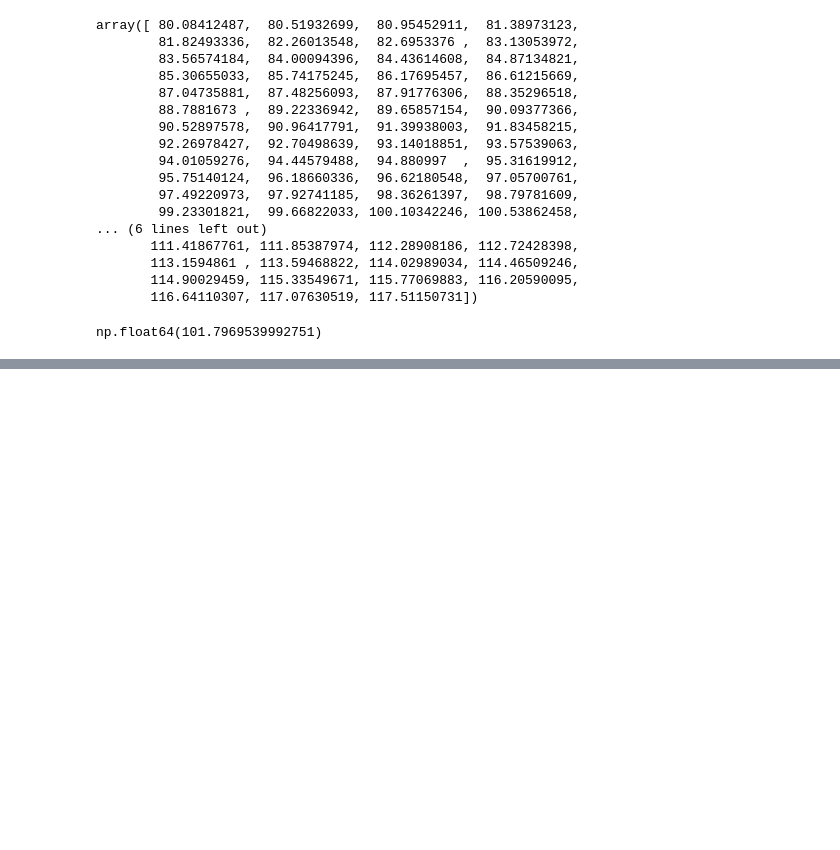
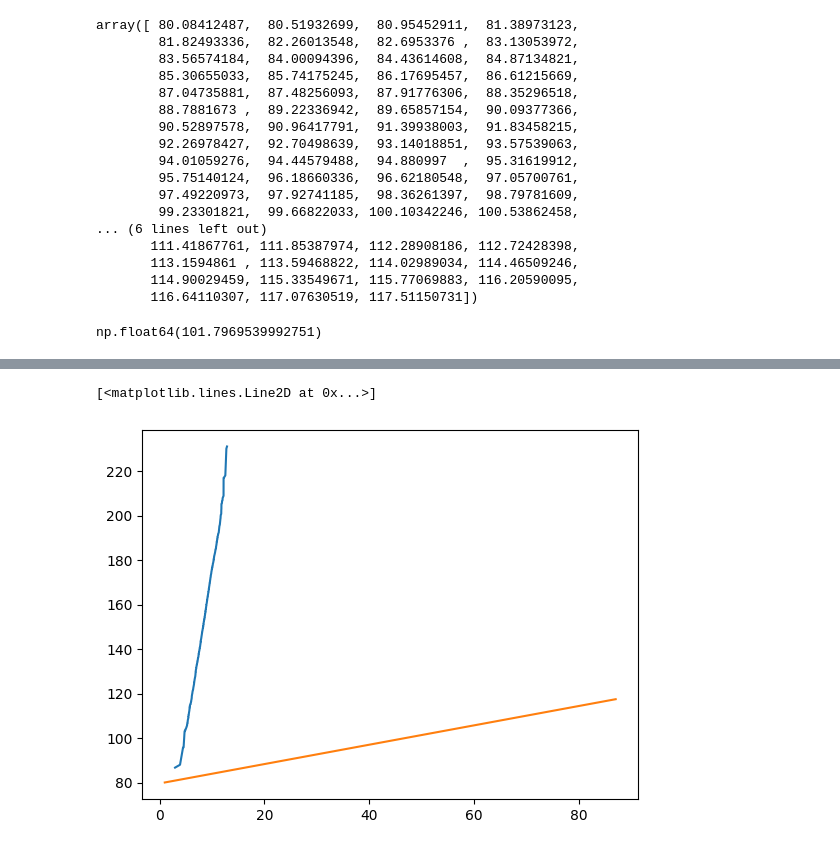
Before and after one commit to JuanDlog/Python_Data_Science, a Jupyter notebook: Numpy.ipynb, the cells around one changed output, grey strips where cells are left out. Drawn from its saved outputs; the diff is of its cells as text; code cells hidden in the pictures; blank space fills up the shorter version.

```diff
--- a/Numpy.ipynb
+++ b/Numpy.ipynb
@@ -418,0 +458,13 @@ plt.plot(x, y)
+# %%
+Y = peso_naranja
+X = diametro_naranja
+n = np.size(X)
+
+a = (n*np.sum(X*Y) - np.sum(X)*np.sum(Y))/(n*np.sum(X**2)-np.sum(X)**2)
+b = np.mean(Y) - a*np.mean(X)
+
+plt.plot(diametro_naranja, peso_naranja)
+plt.plot(x, y)
+# %% [output]
+[<matplotlib.lines.Line2D at 0x...>]
+[figure, added]
```
Also changed, not shown: parts of 34 cells of this notebook.
